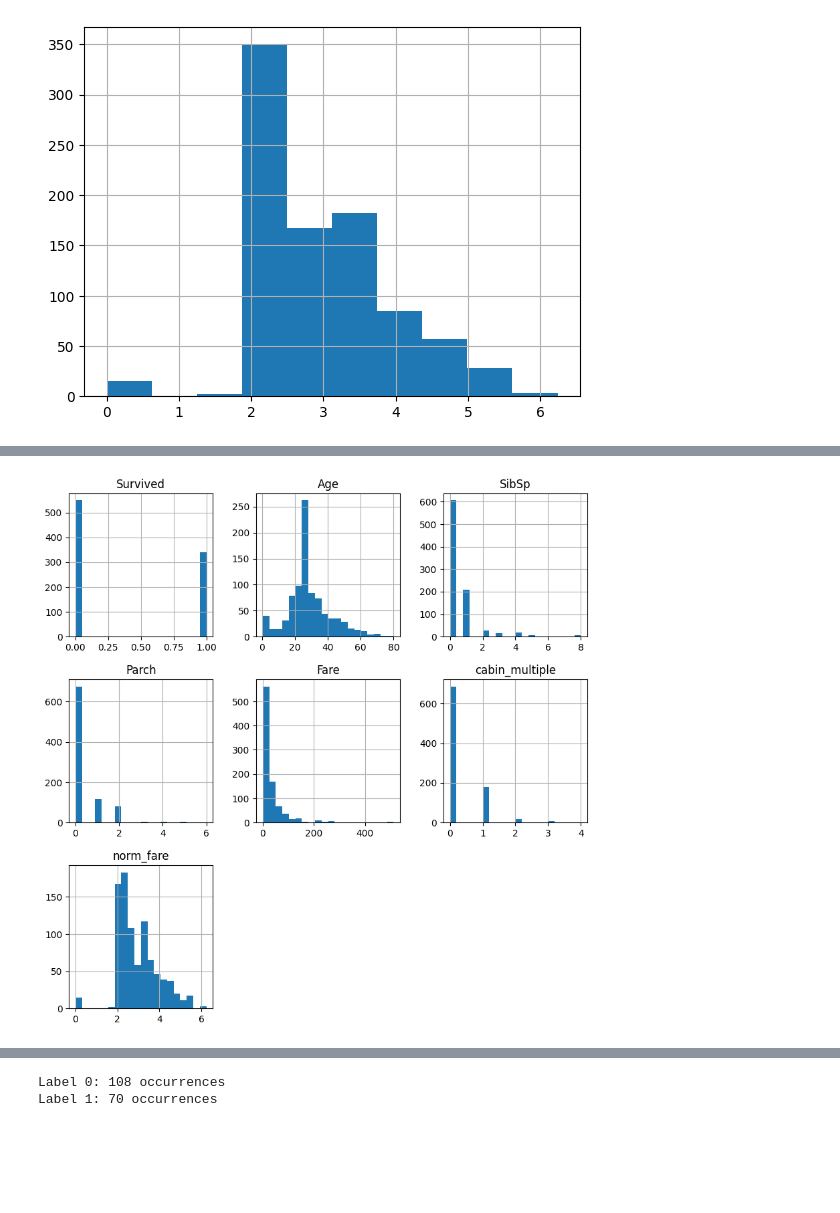
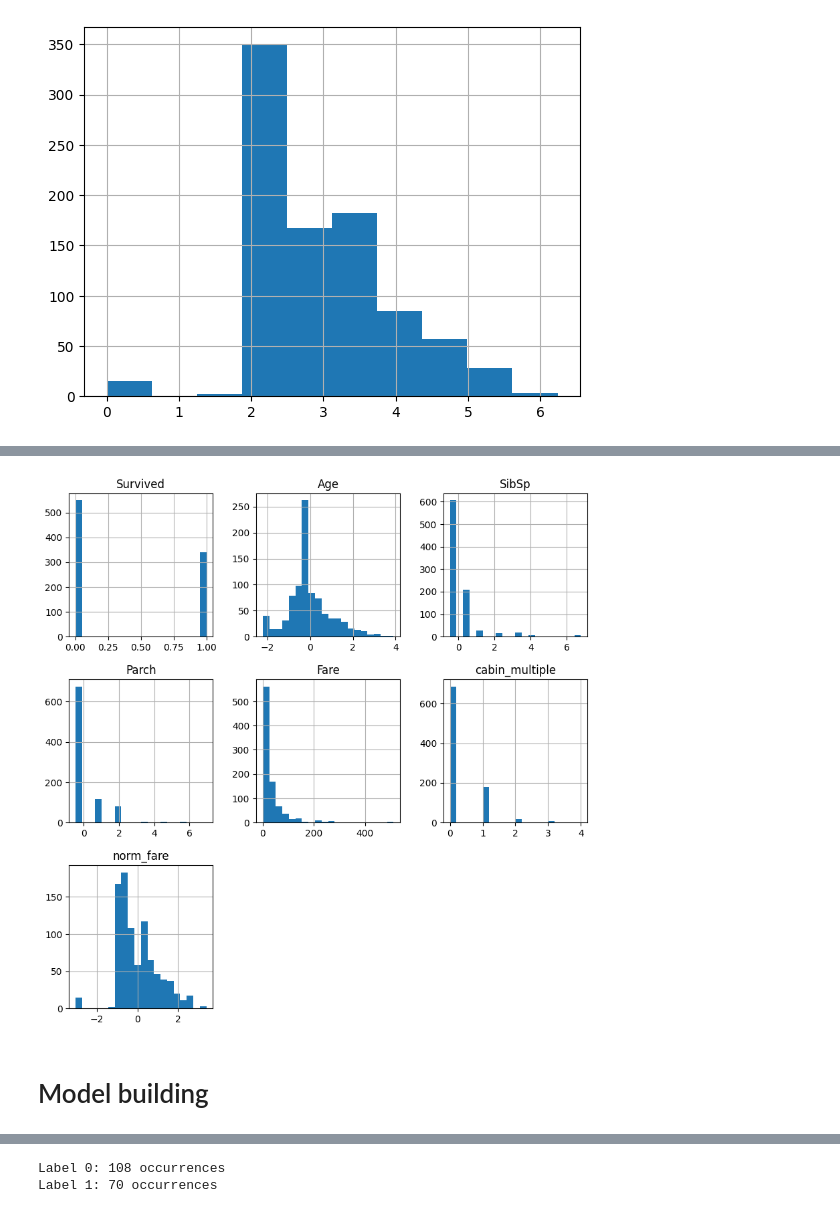
Before and after one commit to Epoxyra/Titanic-survival-prediction, a Jupyter notebook: titanic.ipynb, the cells around one changed output, grey strips where cells are left out. Drawn from its saved outputs; the diff is of its cells as text; code cells hidden in the pictures; blank space fills up the shorter version.

Commit message:
More in depth model building and tuning. Voting classifier must be looked into. Performance maintained.

```diff
--- a/titanic.ipynb
+++ b/titanic.ipynb
@@ -219,3 +219,10 @@ df.Pclass = df.Pclass.astype(str)
 df_dummies = pd.get_dummies(df)
 # %% [output]
 [figure]
+# %%
+# Scale data
+from sklearn.preprocessing import StandardScaler
+scale = StandardScaler()
+df_dummies_scaled = df_dummies.copy()
+df_dummies_scaled[['Age','SibSp','Parch','norm_fare']]= scale.fit_transform(df_dummies_scaled[['Age','SibSp','Parch','norm_fare']])
+df_dummies_scaled.describe()
@@ -242,5 +259,7 @@ df_dummies = df_dummies.drop('Sex_female', axis=1)
 # %%
-df_dummies.hist(bins=20, figsize=(10, 10))
+df_dummies_scaled.hist(bins=20, figsize=(10, 10))
 plt.show()
 # %% [output]
-[figure, old version]
+[figure, new version]
+# %% [markdown]
+# Model building
```
Also changed, not shown: parts of 24 cells of this notebook, 2 other files.
